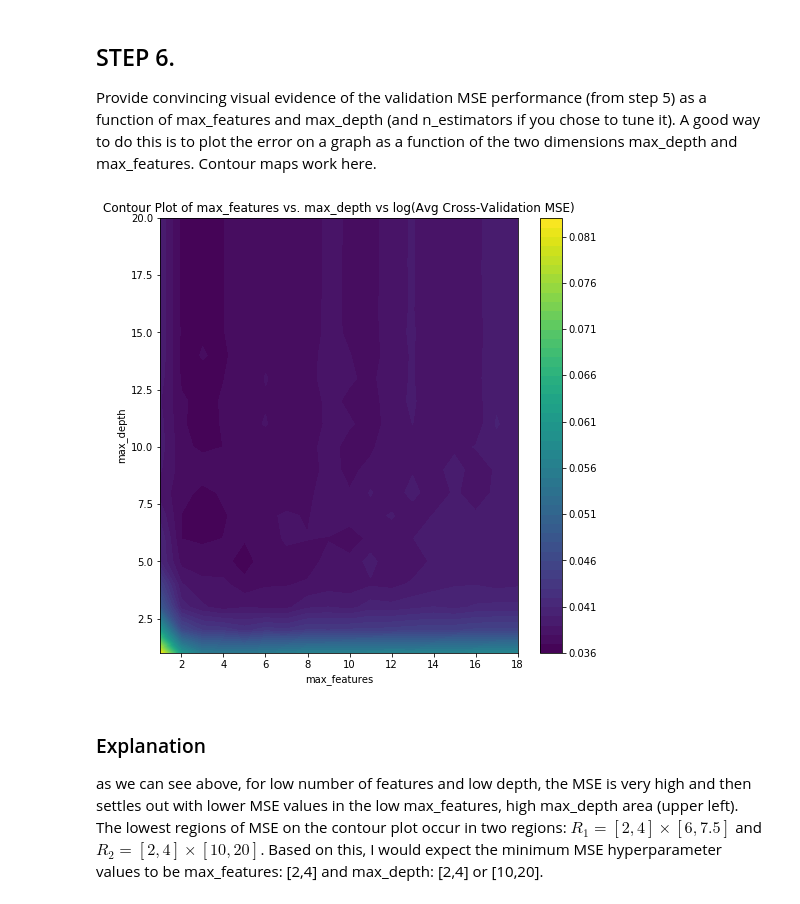
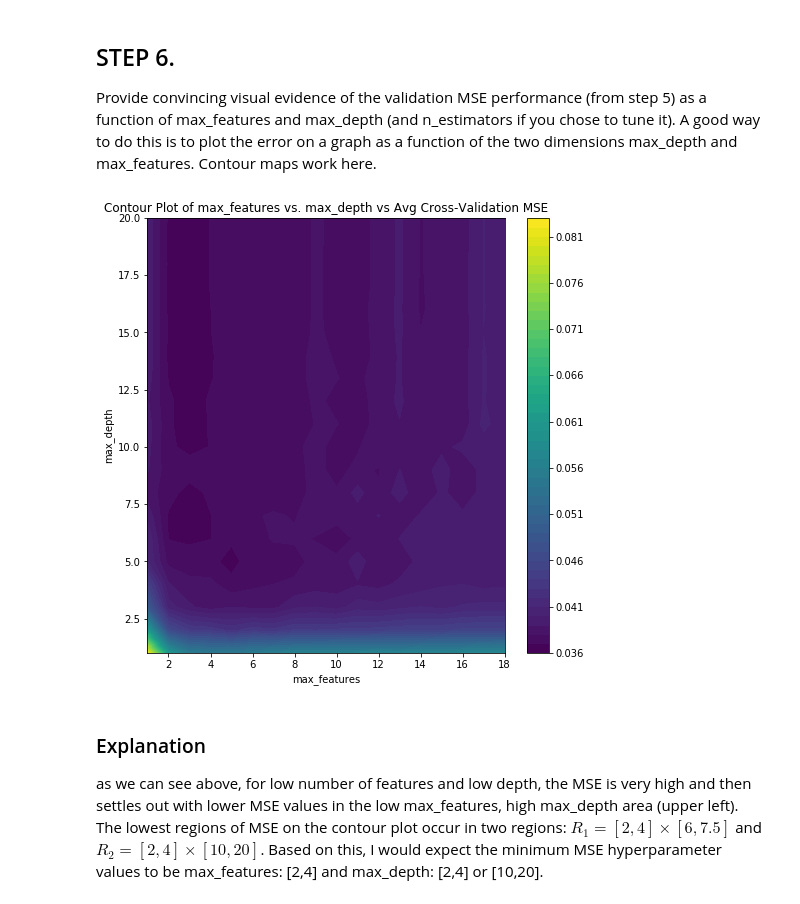
Before and after one commit to mwnewlin/AFIT, a Jupyter notebook: CSCE 623/code/HW5/NEWLIN_HW5.ipynb, the cells around one changed output. Drawn from its saved outputs; the diff is of its cells as text; code cells hidden in the pictures.

```diff
--- a/CSCE 623/code/HW5/NEWLIN_HW5.ipynb
+++ b/CSCE 623/code/HW5/NEWLIN_HW5.ipynb
@@ -180,15 +178,15 @@ Provide convincing visual evidence of the validation MSE performance (from step
 # %%
 max_depth_list = np.arange(1,21,1)
 max_feat_list = np.arange(1,len(Hitters_nonTest.columns)+1,1)
 fig_contour = plt.figure(figsize=(8,8))
 ax = plt.contourf(max_feat_list, max_depth_list, rf_mse_list,levels=50)
 cbar = fig_contour.colorbar(ax)
 plt.xlabel("max_features")
 plt.ylabel("max_depth")
-plt.title("Contour Plot of max_features vs. max_depth vs log(Avg Cross-Validation MSE)")
+plt.title("Contour Plot of max_features vs. max_depth vs Avg Cross-Validation MSE")
 plt.show()
 # %% [output]
-[figure, old version]
+[figure, new version]
 # %% [markdown]
 ### Explanation
 as we can see above, for low number of features and low depth, the MSE is very high and then settles out with lower MSE values in the low max_features, high max_depth area (upper left). The lowest regions of MSE on the contour plot occur in two regions: $R_1 = [2,4] \times [6,7.5]$ and $R_2 = [2,4] \times [10,20]$. Based on this, I would expect the minimum MSE hyperparameter values to be max_features: [2,4] and max_depth: [2,4] or [10,20].
```
Also changed, not shown: parts of 13 cells of this notebook, 4 other files.
